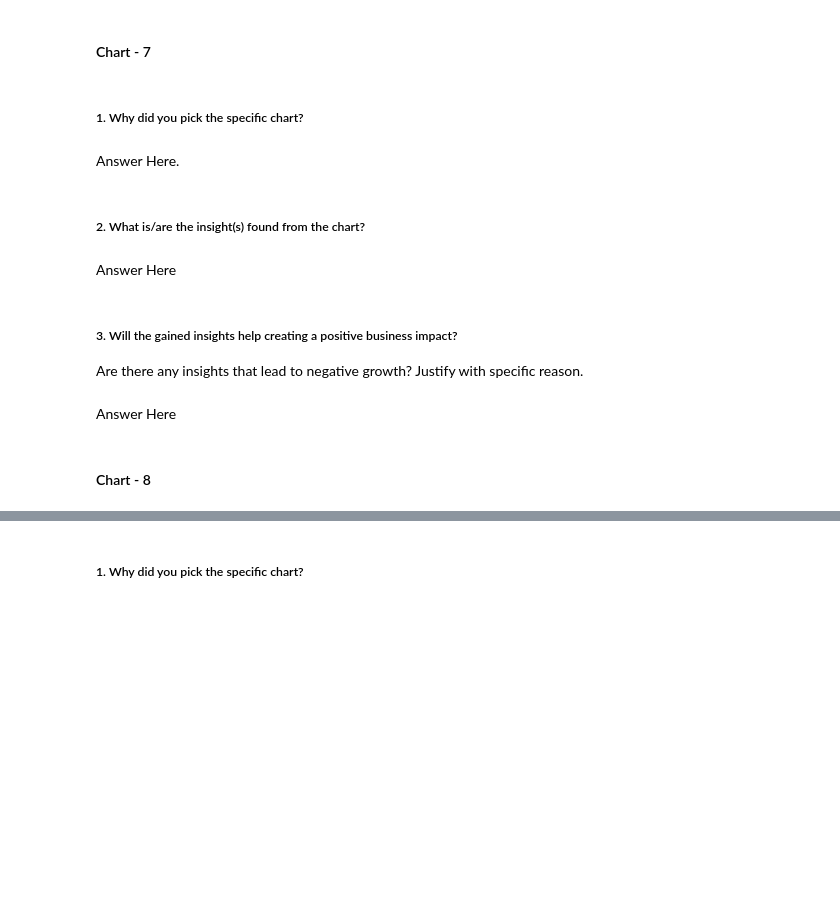
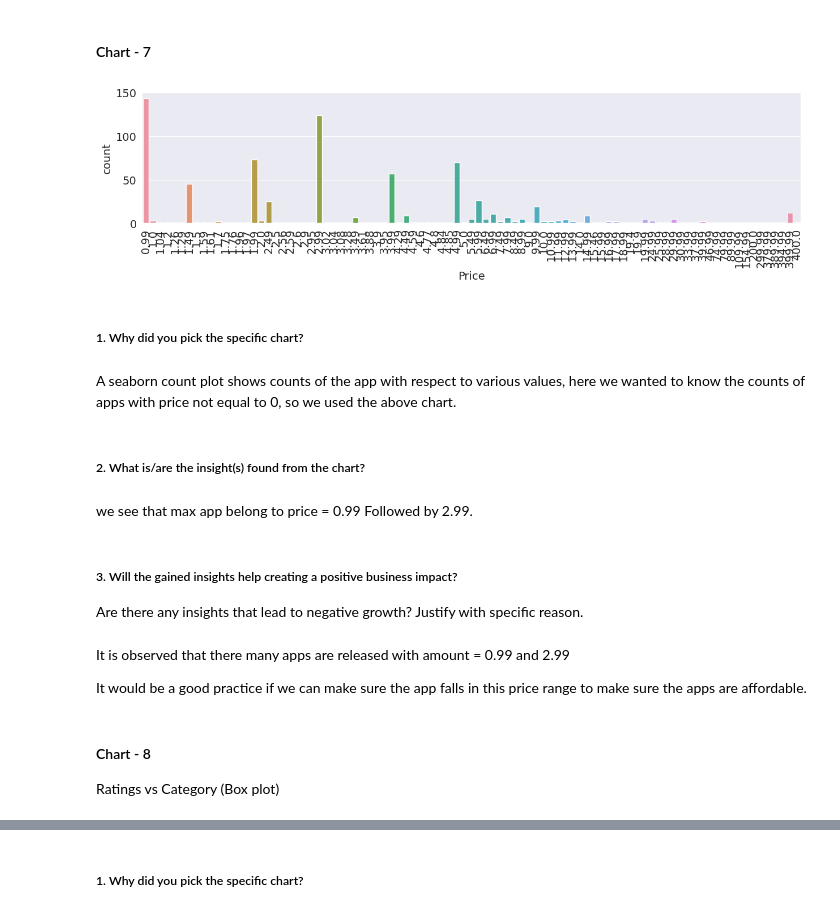
Before and after one commit to lukedanieldone/Play-Store-EDA, a Jupyter notebook: Playstore_EDA_Analysis.ipynb, the cells around one changed output, grey strips where cells are left out. Cells and saved outputs as stored; diff of their text form; code cells hidden in the pictures; blank space fills up the shorter version.

```diff
--- a/Playstore_EDA_Analysis.ipynb
+++ b/Playstore_EDA_Analysis.ipynb
@@ -674,17 +672,33 @@ When we see correlation between app installs and review we see that the correlat
+# %%
+# Chart - 7 visualization code
+#the plot shows the paid app counts with respect to price excluding free apps
+
+free_app_value = 0
+df_without_free_apps = df['Price'] != free_app_value
+sns.countplot(data=df[df_without_free_apps], x='Price')
+plt.rcParams['figure.figsize'] = (20, 5)
+plt.xticks(rotation=90)
+plt.show()
+# %% [output]
+[figure, added]
 # %% [markdown]
 ##### 1. Why did you pick the specific chart?
-# %% [markdown]
-Answer Here.
+# %% [markdown]
+A seaborn count plot shows counts of the app with respect to various values, here we wanted to know the counts of apps with price not equal to 0, so we used the above chart.
 # %% [markdown]
 ##### 2. What is/are the insight(s) found from the chart?
-# %% [markdown]
-Answer Here
+# %% [markdown]
+we see that max app belong to price = 0.99 Followed by 2.99.
 # %% [markdown]
 ##### 3. Will the gained insights help creating a positive business impact?
 Are there any insights that lead to negative growth? Justify with specific reason.
-# %% [markdown]
-Answer Here
+# %% [markdown]
+It is observed that there many apps are released with amount = 0.99 and 2.99
+
+
+It would be a good practice if we can make sure the app falls in this price range to make sure the apps are affordable.
 # %% [markdown]
 #### Chart - 8
+Ratings vs Category (Box plot)
 # %%
 # Chart - 8 visualization code
```
Also changed, not shown: parts of 17 cells of this notebook.
